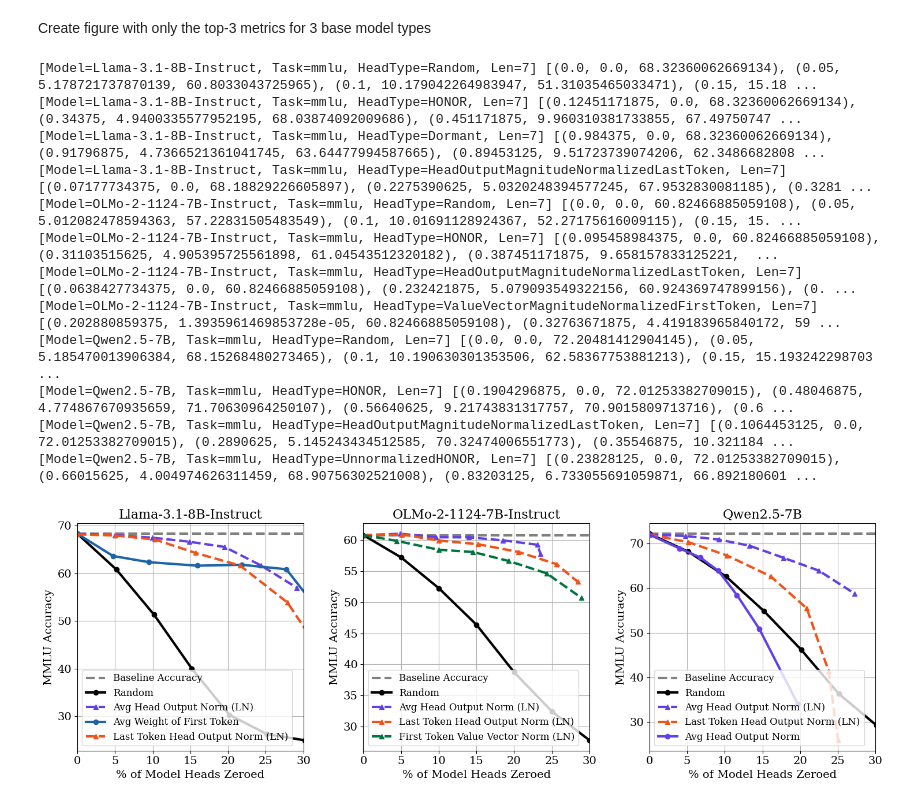
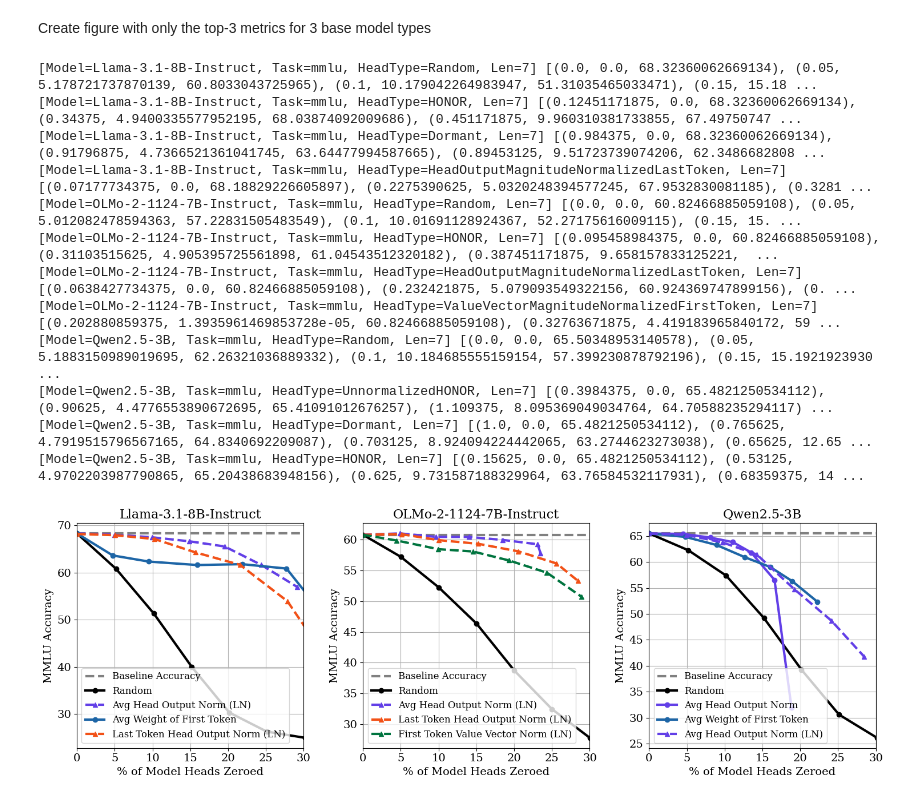
Before and after one commit to psandovalsegura/inactive-heads, a Jupyter notebook: plot-accuracy-vs-percent-of-heads-zeroed.ipynb, the cells around one changed output. Saved outputs shown, nothing was run; the diff lists cells and outputs as text; code cells hidden in the pictures.

Commit message:
upload thresholds for all score functions, test submit-attention-heads-drop, readme now complete

```diff
--- a/plot-accuracy-vs-percent-of-heads-zeroed.ipynb
+++ b/plot-accuracy-vs-percent-of-heads-zeroed.ipynb
@@ -15,6 +17,9 @@ plt.rcParams['font.family'] = 'serif'
 fontsize = 18
 linewidth = 3
 markersize = 6
+titlesize = 18
+subtitlesize = 16
+ticklabelsize = 14
 
 # Plot hex color codes
 # https://colorkit.co/palette/192e5b-1d65a6-72a2c0-00743f-f2a104-f25117/
@@ -158,7 +163,6 @@ def get_intersection(xs, ys, baseline):
 Plot all models for a given task id:
 # %%
 task_id = 'mmlu'
-results_dir = Path("results-2025-09-20-attention-heads-drop")
 model_ids = ['meta-llama/Llama-3.2-3B', 'meta-llama/Llama-3.2-3B-Instruct', 'meta-llama/Llama-3.1-8B', 'meta-llama/Llama-3.1-8B-Instruct',\
              'allenai/OLMo-2-1124-7B', 'allenai/OLMo-2-1124-7B-SFT', 'allenai/OLMo-2-1124-7B-DPO', 'allenai/OLMo-2-1124-7B-Instruct',\
              'Qwen/Qwen2.5-0.5B', 'Qwen/Qwen2.5-1.5B', 'Qwen/Qwen2.5-3B', 'Qwen/Qwen2.5-7B', 'Qwen/Qwen2.5-7B-Instruct', 'Qwen/Qwen2.5-14B']
@@ -184,7 +188,7 @@ for i, model_id in enumerate(model_ids):
     col_idx = i % cols_per_row
 
     model_name = model_id.split('/')[-1]
-    axs[row_idx, col_idx].set_title(model_name, fontsize=plot_utils.subtitlesize)
+    axs[row_idx, col_idx].set_title(model_name, fontsize=subtitlesize)
     task_dir = results_dir / model_id.replace('/', '_') / task_id
 
     # Plot baseline accuracy line for RandomHeads:0.0
@@ -216,9 +220,9 @@ for i, model_id in enumerate(model_ids):
                                    marker=head_type_name_to_color[head_type_name][2],
                                    color=head_type_name_to_color[head_type_name][0],
                                    linewidth=linewidth, markersize=markersize, linestyle=head_type_name_to_color[head_type_name][1])
-        axs[row_idx, col_idx].set_xlabel("% of Model Heads Zeroed", fontsize=plot_utils.ticklabelsize)
-        axs[row_idx, col_idx].set_ylabel("Accuracy", fontsize=plot_utils.ticklabelsize)
-        axs[row_idx, col_idx].tick_params(axis='both', which='major', labelsize=plot_utils.ticklabelsize)
+        axs[row_idx, col_idx].set_xlabel("% of Model Heads Zeroed", fontsize=ticklabelsize)
+        axs[row_idx, col_idx].set_ylabel("Accuracy", fontsize=ticklabelsize)
+        axs[row_idx, col_idx].tick_params(axis='both', which='major', labelsize=ticklabelsize)
         axs[row_idx, col_idx].grid(True)
         axs[row_idx, col_idx].set_xlim(0, 30)
 
@@ -282,19 +286,20 @@ for j in range(i+1, rows * cols_per_row):
 [Model=Qwen2.5-14B, Task=mmlu, HeadType=HONOR, Len=7] [(0.11865234375, 0.0, 79.71086739780658), (0.404296875, 4.343813176358663, 79.00583962398518), (0.50390625, 8.498758770365084, 78.57855006409343), ...
 [figure]
 # %%
-# Print Table of largest percent to be within 1% of baseline, in LaTeX format
+# Print Table 2: largest percent to be within 1% of baseline, in LaTeX format
 # print("Model Name & Avg Weight of First Token & Our Best Scoring Function (Difference) & Best Scoring Function \\\\")
 dormant = []
 ours = []
 for model_name in model_ids:
     model_name = model_name.split('/')[-1]
-    dormant_percent = largest_percent_to_be_within_1pc_dormant[model_name]
-    ours_head_type, ours_percent = largest_percent_to_be_within_1pc_ours[model_name]
-    best_head_type, best_percent = largest_percent_to_be_within_1pc[model_name]
-    difference = ours_percent - dormant_percent
-    print(f"{model_name} & {dormant_percent:.2f} & {ours_percent:.2f} \\textcolor{{gray}}{{({'+' if difference > 0 else ''}{difference:.2f})}} & {head_type_name_to_label[best_head_type]} \\\\")
-    dormant.append(dormant_percent)
-    ours.append(ours_percent)
+    if model_name in largest_percent_to_be_within_1pc_dormant:
+        dormant_percent = largest_percent_to_be_within_1pc_dormant[model_name]
+        ours_head_type, ours_percent = largest_percent_to_be_within_1pc_ours[model_name]
+        best_head_type, best_percent = largest_percent_to_be_within_1pc[model_name]
+        difference = ours_percent - dormant_percent
+        print(f"{model_name} & {dormant_percent:.2f} & {ours_percent:.2f} \\textcolor{{gray}}{{({'+' if difference > 0 else ''}{difference:.2f})}} & {head_type_name_to_label[best_head_type]} \\\\")
+        dormant.append(dormant_percent)
+        ours.append(ours_percent)
 print("\\midrule")
 print(f"Average & {np.mean(dormant):.2f} & {np.mean(ours):.2f} \\textcolor{{gray}}{{({'+' if np.mean(ours) - np.mean(dormant) > 0 else ''}{np.mean(ours) - np.mean(dormant):.2f})}} & - \\\\")
 # %% [output]
@@ -506,16 +512,15 @@ plt.show()
 # %% [markdown]
 Create figure with only the top-3 metrics for 3 base model types
 # %%
-import plot_utils
-
+# Figure 4
 fig, axs = plt.subplots(1, 3, figsize=(5*3, 5))
-model_ids_to_plot = ['meta-llama/Llama-3.1-8B-Instruct', 'allenai/OLMo-2-1124-7B-Instruct', 'Qwen/Qwen2.5-7B']
+model_ids_to_plot = ['meta-llama/Llama-3.1-8B-Instruct', 'allenai/OLMo-2-1124-7B-Instruct', 'Qwen/Qwen2.5-3B']
 top_k_methods = 3
 
 for ax, model_id in zip(axs, model_ids_to_plot):
     task_dir = results_dir / model_id.replace('/', '_') / task_id
     model_name = model_id.split('/')[-1]
-    ax.set_title(model_name, fontsize=plot_utils.subtitlesize)
+    ax.set_title(model_name, fontsize=subtitlesize)
 
     # Horizontal dotted line at the accuracy of the model with no heads dropped (RandomHeads:0.0)
     with open(task_dir / "RandomHeads:0.0.json") as f:
@@ -544,39 +549,39 @@ for ax, model_id in zip(axs, model_ids_to_plot):
                     current_data[head_type.name] = []
                 current_data[head_type.name].append((threshold, model_proportion, acc))
 
         # after collecting all data for the current task, sort it by model_proportion and plot
         for head_type_name, values in current_data.items():
             values.sort(key=lambda x: x[1])  # sort by model_proportion
             print(f'[Model={model_name}, Task={task_id}, HeadType={head_type_name}, Len={len(values)}] {values}')
             ts, xs, ys = zip(*values)
             ax.plot(xs, ys, label=head_type_name_to_label[head_type_name],
                     marker=head_type_name_to_color[head_type_name][2],
                     color=head_type_name_to_color[head_type_name][0], linewidth=linewidth, markersize=markersize,
                     linestyle=head_type_name_to_color[head_type_name][1])
             if model_name == 'Qwen2.5-7B-Instruct':
                 print(f'Plotting {head_type_name_to_label[head_type_name]} for {model_name}\n{xs=}\n{ys=}')
-            ax.set_xlabel("% of Model Heads Zeroed", fontsize=plot_utils.ticklabelsize)
-            ax.set_ylabel("MMLU Accuracy", fontsize=plot_utils.ticklabelsize)
+            ax.set_xlabel("% of Model Heads Zeroed", fontsize=ticklabelsize)
+            ax.set_ylabel("MMLU Accuracy", fontsize=ticklabelsize)
             ax.grid(True)
             ax.set_xlim(0, 30)
-            ax.tick_params(axis='both', which='major', labelsize=plot_utils.ticklabelsize)
+            ax.tick_params(axis='both', which='major', labelsize=ticklabelsize)
 
-    ax.legend(fontsize=plot_utils.ticklabelsize-2, loc='lower left')
+    ax.legend(fontsize=ticklabelsize-2, loc='lower left')
 
 plt.tight_layout()
 plt.show()
 # fig.savefig("2025-iclr-accuracy-vs-percent-of-heads-zeroed.png", dpi=300)
 # %% [output]
 [Model=Llama-3.1-8B-Instruct, Task=mmlu, HeadType=Random, Len=7] [(0.0, 0.0, 68.32360062669134), (0.05, 5.178721737870139, 60.8033043725965), (0.1, 10.179042264983947, 51.31035465033471), (0.15, 15.18 ...
 [Model=Llama-3.1-8B-Instruct, Task=mmlu, HeadType=HONOR, Len=7] [(0.12451171875, 0.0, 68.32360062669134), (0.34375, 4.9400335577952195, 68.03874092009686), (0.451171875, 9.960310381733855, 67.49750747 ...
 [Model=Llama-3.1-8B-Instruct, Task=mmlu, HeadType=Dormant, Len=7] [(0.984375, 0.0, 68.32360062669134), (0.91796875, 4.7366521361041745, 63.64477994587665), (0.89453125, 9.51723739074206, 62.3486682808 ...
 [Model=Llama-3.1-8B-Instruct, Task=mmlu, HeadType=HeadOutputMagnitudeNormalizedLastToken, Len=7] [(0.07177734375, 0.0, 68.18829226605897), (0.2275390625, 5.0320248394577245, 67.9532830081185), (0.3281 ...
 [Model=OLMo-2-1124-7B-Instruct, Task=mmlu, HeadType=Random, Len=7] [(0.0, 0.0, 60.82466885059108), (0.05, 5.012082478594363, 57.22831505483549), (0.1, 10.01691128924367, 52.27175616009115), (0.15, 15. ...
 [Model=OLMo-2-1124-7B-Instruct, Task=mmlu, HeadType=HONOR, Len=7] [(0.095458984375, 0.0, 60.82466885059108), (0.31103515625, 4.905395725561898, 61.04543512320182), (0.387451171875, 9.658157833125221,  ...
 [Model=OLMo-2-1124-7B-Instruct, Task=mmlu, HeadType=HeadOutputMagnitudeNormalizedLastToken, Len=7] [(0.0638427734375, 0.0, 60.82466885059108), (0.232421875, 5.079093549322156, 60.924369747899156), (0. ...
 [Model=OLMo-2-1124-7B-Instruct, Task=mmlu, HeadType=ValueVectorMagnitudeNormalizedFirstToken, Len=7] [(0.202880859375, 1.3935961469853728e-05, 60.82466885059108), (0.32763671875, 4.419183965840172, 59 ...
-[Model=Qwen2.5-7B, Task=mmlu, HeadType=Random, Len=7] [(0.0, 0.0, 72.20481412904145), (0.05, 5.185470013906384, 68.15268480273465), (0.1, 10.190630301353506, 62.58367753881213), (0.15, 15.193242298703 ...
-[Model=Qwen2.5-7B, Task=mmlu, HeadType=HONOR, Len=7] [(0.1904296875, 0.0, 72.01253382709015), (0.48046875, 4.774867670935659, 71.70630964250107), (0.56640625, 9.21743831317757, 70.9015809713716), (0.6 ...
-[Model=Qwen2.5-7B, Task=mmlu, HeadType=HeadOutputMagnitudeNormalizedLastToken, Len=7] [(0.1064453125, 0.0, 72.01253382709015), (0.2890625, 5.145243434512585, 70.32474006551773), (0.35546875, 10.321184 ...
-[Model=Qwen2.5-7B, Task=mmlu, HeadType=UnnormalizedHONOR, Len=7] [(0.23828125, 0.0, 72.01253382709015), (0.66015625, 4.004974626311459, 68.90756302521008), (0.83203125, 6.733055691059871, 66.892180601 ...
+[Model=Qwen2.5-3B, Task=mmlu, HeadType=Random, Len=7] [(0.0, 0.0, 65.50348953140578), (0.05, 5.1883150989019695, 62.26321036889332), (0.1, 10.184685555159154, 57.399230878792196), (0.15, 15.1921923930 ...
+[Model=Qwen2.5-3B, Task=mmlu, HeadType=UnnormalizedHONOR, Len=7] [(0.3984375, 0.0, 65.4821250534112), (0.90625, 4.4776553890672695, 65.41091012676257), (1.109375, 8.095369049034764, 64.70588235294117) ...
+[Model=Qwen2.5-3B, Task=mmlu, HeadType=Dormant, Len=7] [(1.0, 0.0, 65.4821250534112), (0.765625, 4.7919515796567165, 64.8340692209087), (0.703125, 8.924094224442065, 63.2744623273038), (0.65625, 12.65 ...
+[Model=Qwen2.5-3B, Task=mmlu, HeadType=HONOR, Len=7] [(0.15625, 0.0, 65.4821250534112), (0.53125, 4.9702203987790865, 65.20438683948156), (0.625, 9.731587188329964, 63.76584532117931), (0.68359375, 14 ...
-[figure, old version]
+[figure, new version]
```
Also changed, not shown: parts of 5 cells of this notebook, 8 other files.
